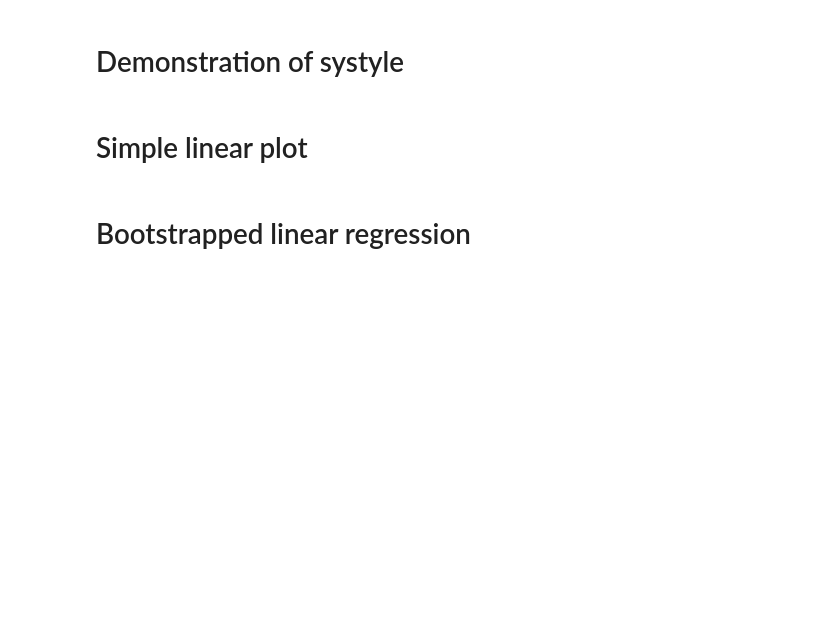
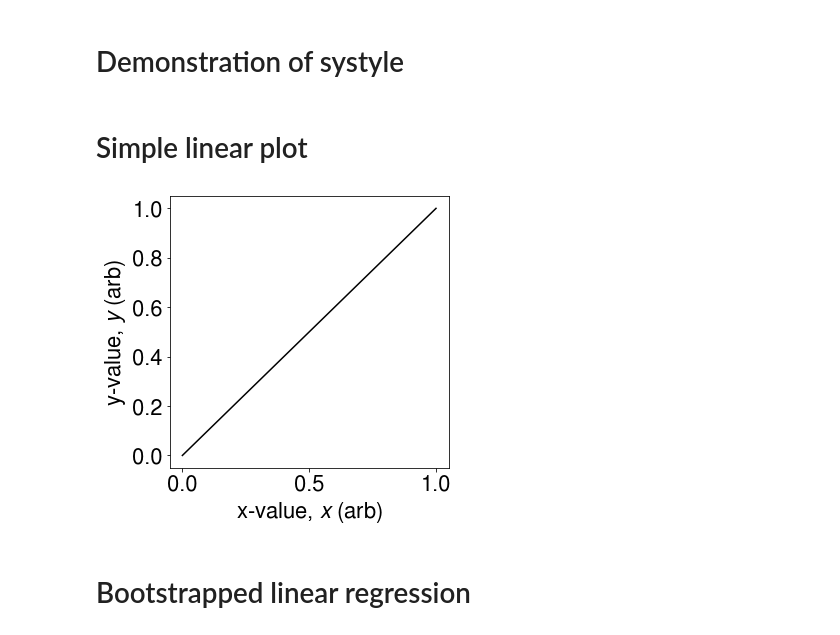
Before and after one commit to jaryaman/systyle, a Jupyter notebook: demos/1-systyle-demos.ipynb, the cells around one changed output. Saved outputs shown, nothing was run; the diff lists cells and outputs as text; code cells hidden in the pictures; blank space fills up the shorter version.

```diff
--- a/demos/1-systyle-demos.ipynb
+++ b/demos/1-systyle-demos.ipynb
@@ -9,13 +7,16 @@ sty.auto_reload_code()
+# %%
+plt.style.use('../systyle.matplotlibrc')
 # %% [markdown]
 # Simple linear plot
 # %%
 x = np.linspace(0,1)
 y = np.linspace(0,1)
 fig, ax = sty.plot()
 ax.plot(x,y, '-k')
 ax.set_xlabel('x-value, $x$ (arb)')
-ax.set_ylabel('y-value, $y$ (arb)')
-sty.remove_tex_axis(ax, xtick_fmt='%.1f', ytick_fmt='%.1f')
+ax.set_ylabel('y-value, $y$ (arb)');
+# %% [output]
+[figure, added]
 # %% [markdown]
 # Bootstrapped linear regression
 # %%
```
Also changed, not shown: parts of 9 cells of this notebook, 7 other files.
